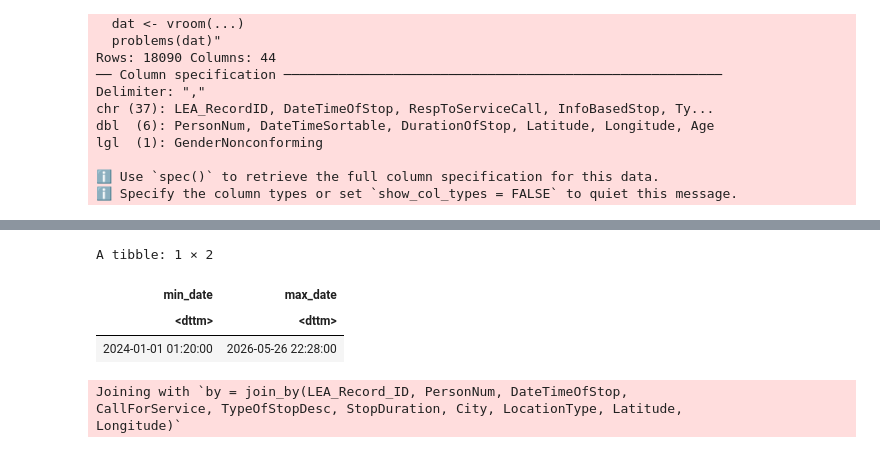
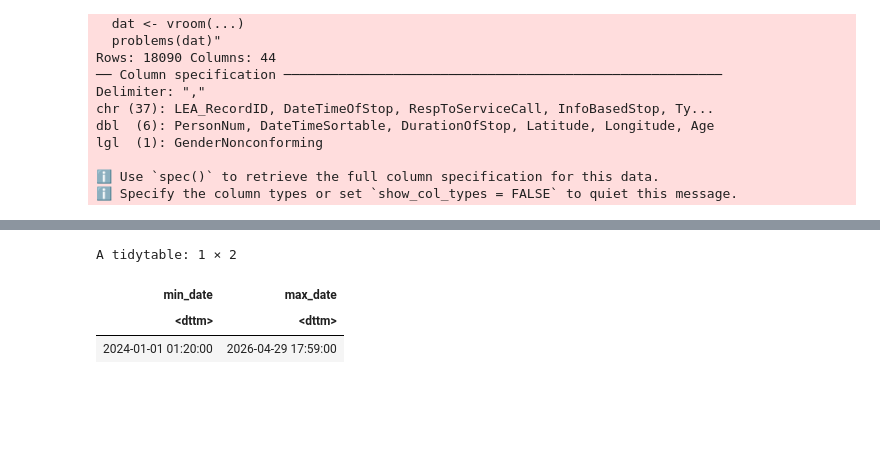
Before and after one commit to UCB-stat159-f26/final-project-team-27, a Jupyter notebook: scripts/stop_data_processing.ipynb, the cells around one changed output, grey strips where cells are left out. Saved outputs shown, nothing was run; the diff lists cells and outputs as text; code cells hidden in the pictures; blank space fills up the shorter version.

```diff
--- a/scripts/stop_data_processing.ipynb
+++ b/scripts/stop_data_processing.ipynb
@@ -14,3 +4,6 @@ library(tidyverse)
+# %%
+start_date = ymd("2021-03-01")
+end_date = ymd("2026-04-30")
 # %%
 df_new = read_csv("../data/raw/stop_data_2024_current.csv")
 # df_new
@@ -118,31 +146,29 @@ A tibble: 1 × 2
 # %%
 df_new_cleaned = df_new |>
   mutate(
-    DateTimeOfStop = mdy_hms(str_c(StopDate, " ", StopTime)),
+    DateTimeOfStop = mdy_hms(str_c(StopDate, " ", StopTime), tz = "America/Los_Angeles"),
     City = str_to_title(City)
   ) |>
   filter(
+    DateTimeOfStop <= end_date, # new data starts at 2024
     City == "Berkeley"
   ) |>
   select(LEA_Record_ID, PersonNum, DateTimeOfStop,
     CallForService, TypeOfStopDesc, StopDuration,
     City, LocationType, Latitude, Longitude,
-    BlockNumber, StreetName, CrossStreet1, CrossStreet2, Highway, ClosestExit, OtherLocationDesc
+    BlockNumber, StreetName, CrossStreet1, CrossStreet2, Highway, ClosestExit, OtherLocationDesc,
+    NonForceActionsTaken, ForceActionsTaken
   )
 
 df_new_cleaned |>
   summarise(min_date = min(DateTimeOfStop), max_date = max(DateTimeOfStop))
-# do we want to filter out half-2026 data?
 # %% [output]
-A tibble: 1 × 2
+A tidytable: 1 × 2
 | min_date | max_date |
 | <dttm> | <dttm> |
-| 2024-01-01 01:20:00 | 2026-05-26 22:28:00 |
+| 2024-01-01 01:20:00 | 2026-04-29 17:59:00 |
 # %%
-df = full_join(df_old_cleaned, df_new_cleaned)
+df = full_join(df_old_cleaned, df_new_cleaned) |>
+    mutate(DateTimeOfStop = format(DateTimeOfStop, "%Y-%m-%d %H:%M:%S%z"))
 
 write_csv(df, "../data/clean/stop_data.csv")
-# %% [output]
-Joining with `by = join_by(LEA_Record_ID, PersonNum, DateTimeOfStop,
-CallForService, TypeOfStopDesc, StopDuration, City, LocationType, Latitude,
-Longitude)`
```
Also changed, not shown: parts of 9 cells of this notebook, 1 other file.
